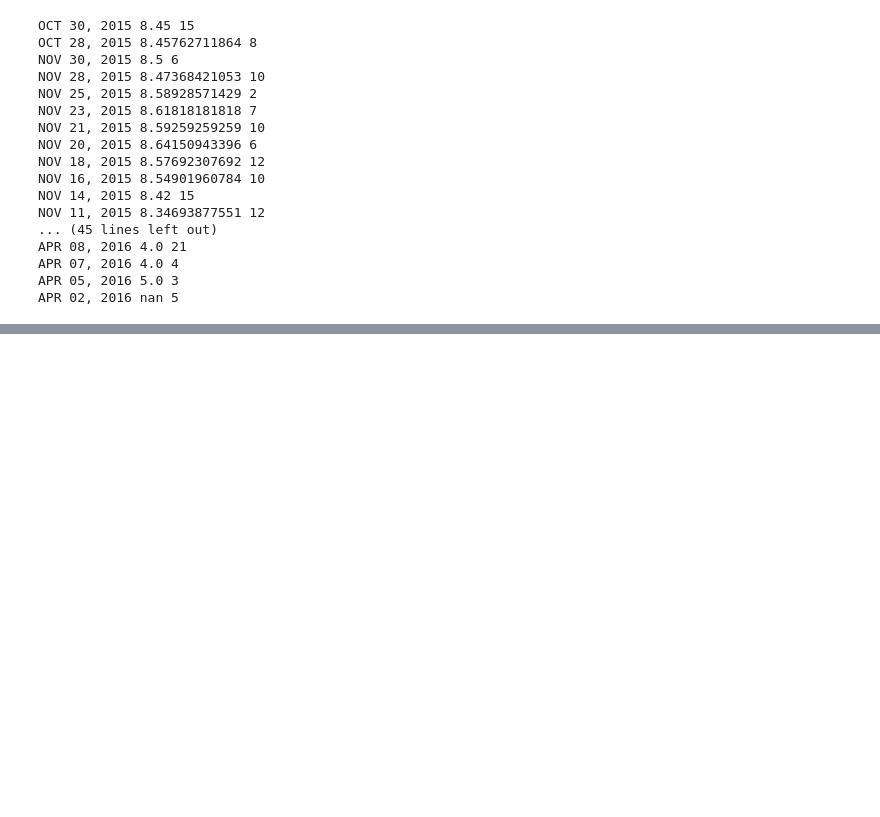
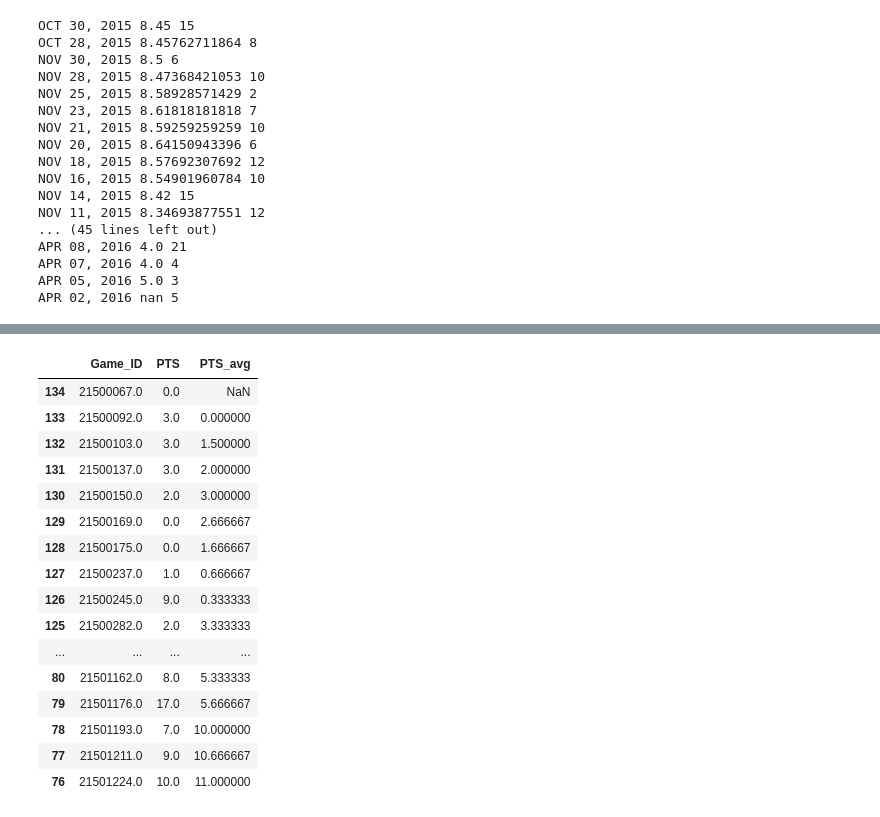
Before and after one commit to mprego/NBA, a Jupyter notebook: Player/Player Analysis.ipynb, the cells around one changed output, grey strips where cells are left out. Cells and saved outputs as stored; diff of their text form; code cells hidden in the pictures; blank space fills up the shorter version.

```diff
--- a/Player/Player Analysis.ipynb
+++ b/Player/Player Analysis.ipynb
@@ -110,0 +142,17 @@ APR 02, 2016 nan 5
+# %%
+date_col = 'GAME_DATE'
+target_col = 'PTS'
+id_col = 'Game_ID'
+n=3
+stats=pd.DataFrame()
+ga[date_col] = pd.to_datetime(ga[date_col])
+for index, g in ga.sort_values(date_col).iterrows():
+    curr_dt = pd.to_datetime(g[date_col])
+    past_games = ga[ga[date_col]<curr_dt]
+    if len(past_games) > n:
+        past_games = past_games.sort_values(date_col, ascending=False).head(n)
+    print past_games
+    avg_val = np.mean(past_games[target_col])
+    stats.set_value(index, id_col, g[id_col])
+    stats.set_value(index, target_col, g[target_col])
+    stats.set_value(index, (target_col + '_avg'), avg_val)
@@ -110,0 +177,20 @@ APR 02, 2016 nan 5
+# %%
+stats
+# %% [output]
+|  | Game_ID | PTS | PTS_avg |
+| 134 | 21500067.0 | 0.0 | NaN |
+| 133 | 21500092.0 | 3.0 | 0.000000 |
+| 132 | 21500103.0 | 3.0 | 1.500000 |
+| 131 | 21500137.0 | 3.0 | 2.000000 |
+| 130 | 21500150.0 | 2.0 | 3.000000 |
+| 129 | 21500169.0 | 0.0 | 2.666667 |
+| 128 | 21500175.0 | 0.0 | 1.666667 |
+| 127 | 21500237.0 | 1.0 | 0.666667 |
+| 126 | 21500245.0 | 9.0 | 0.333333 |
+| 125 | 21500282.0 | 2.0 | 3.333333 |
+| ... | ... | ... | ... |
+| 80 | 21501162.0 | 8.0 | 5.333333 |
+| 79 | 21501176.0 | 17.0 | 5.666667 |
+| 78 | 21501193.0 | 7.0 | 10.000000 |
+| 77 | 21501211.0 | 9.0 | 10.666667 |
+| 76 | 21501224.0 | 10.0 | 11.000000 |
```
Also changed, not shown: parts of 5 cells of this notebook, 3 other files.
